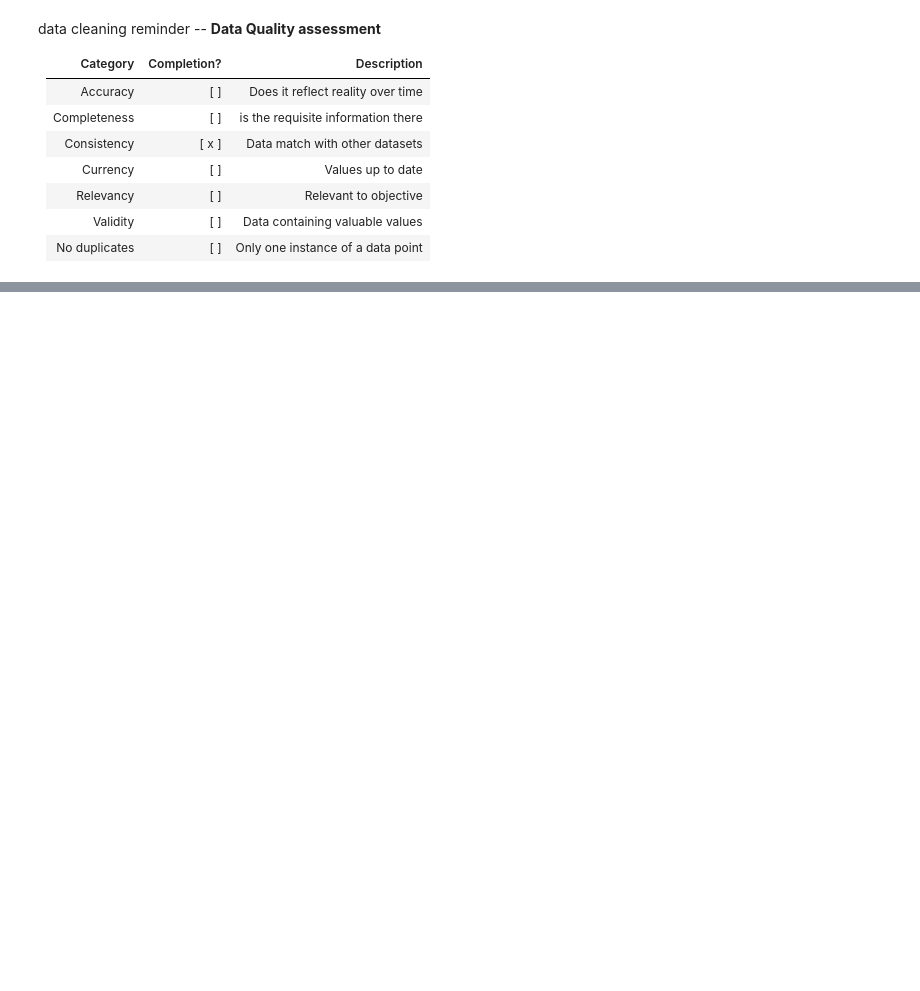
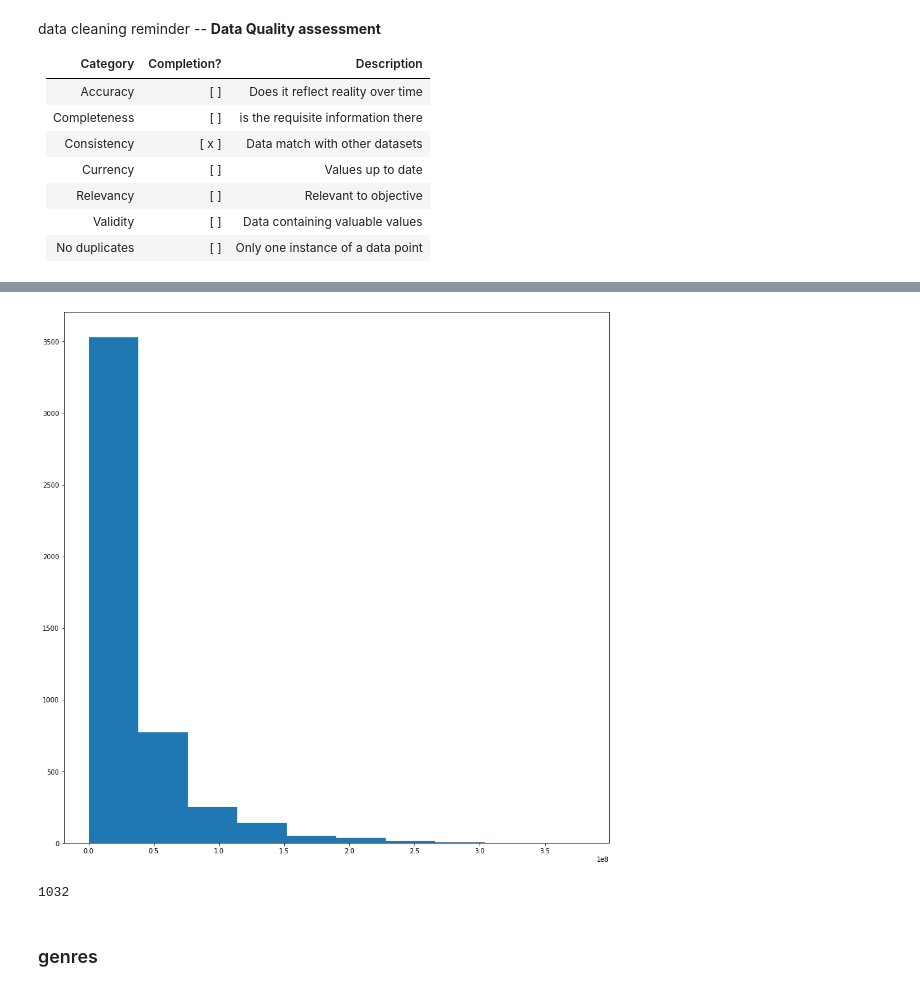
Before and after one commit to BubbaTam/data_science_portfolio, a Jupyter notebook: end_to_end_projects/recommendation_projects/movie_recommendation/notebooks/exploration.ipynb, the cells around one changed output, grey strips where cells are left out. Saved outputs shown, nothing was run; the diff lists cells and outputs as text; code cells hidden in the pictures; blank space fills up the shorter version.

```diff
--- a/end_to_end_projects/recommendation_projects/movie_recommendation/notebooks/exploration.ipynb
+++ b/end_to_end_projects/recommendation_projects/movie_recommendation/notebooks/exploration.ipynb
@@ -92,0 +223,12 @@ def string_to_datetime(dataframe,column):
+# %%
+plt.figure(figsize=(15,15))
+plt.hist(df_merge.budget,)
+plt.show()
+# %% [output]
+[figure, added]
+# %%
+df_merge[df_merge.budget == 0].shape[0]
+# %% [output]
+1032
+# %% [markdown]
+### genres
```
Also changed, not shown: parts of 42 cells of this notebook.
